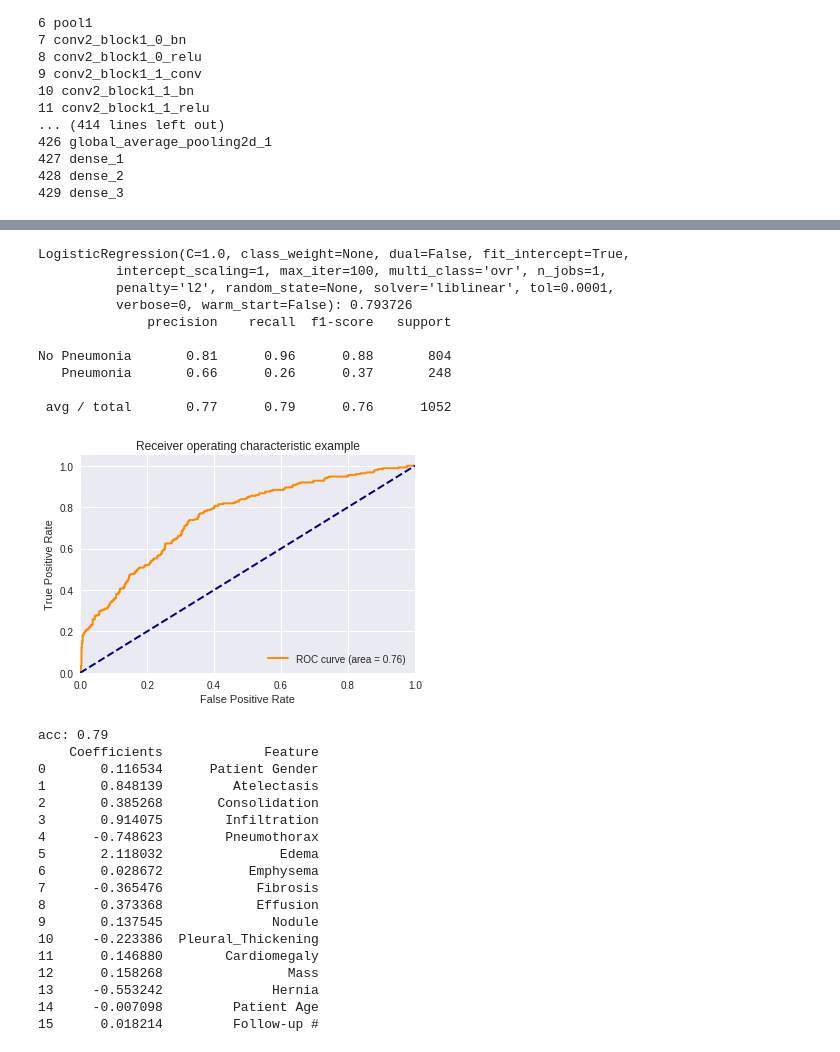
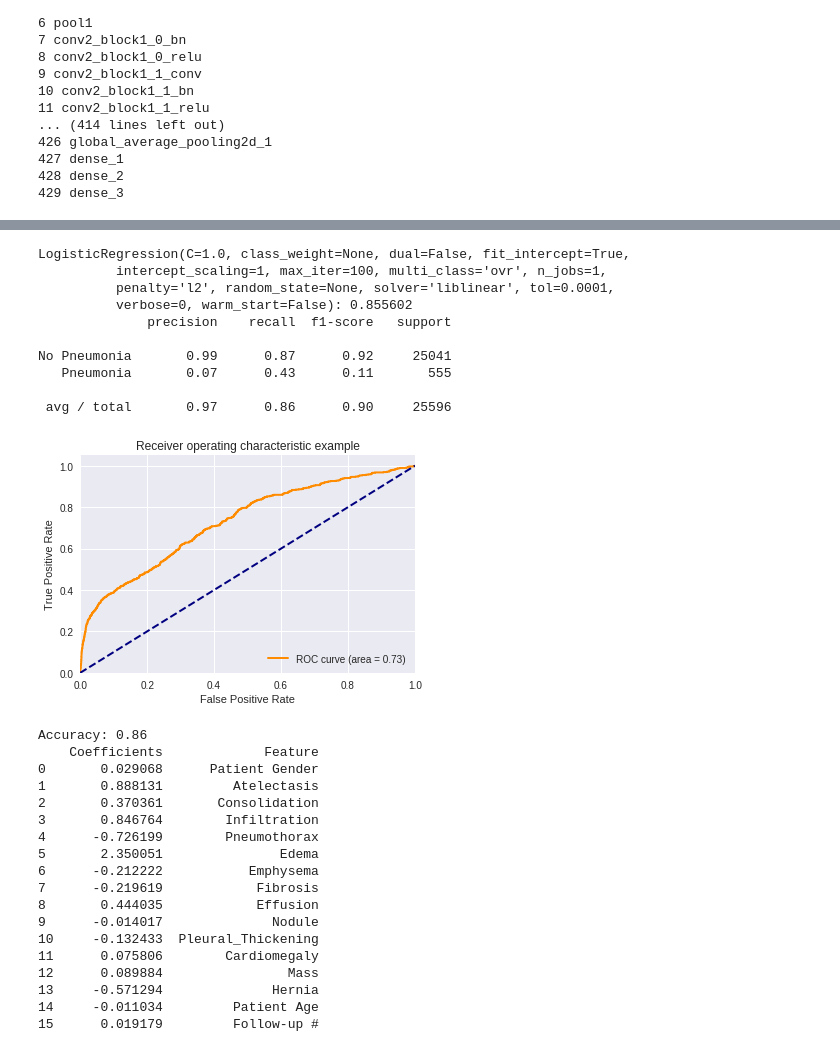
Before and after one commit to Chex-Mix/pneumonia-detection, a Jupyter notebook: chest_x.ipynb, the cells around one changed output, grey strips where cells are left out. Cells and saved outputs as stored; diff of their text form; code cells hidden in the pictures.

```diff
--- a/chest_x.ipynb
+++ b/chest_x.ipynb
@@ -239,6 +287,6 @@ print(test.shape)
 # %%
 # Train-test split the train data to create a validation set.
-train, validate = train_test_split(train, test_size=0.3, random_state=5)
+#train, validate = train_test_split(train, test_size=0.3, random_state=5)
 # %%
 # Split the train and test data into feature and label sets. The label sets (y)
 # will only contain the booleans for the 'Pneumonia' column.
@@ -545,8 +540,8 @@ pool_features_validate = pd.DataFrame(pool_features_validate)
 # %%
 # Drop the column of image arrays from the train data.
 X_train = X_train.drop(['img_arr'], axis=1)
-#X_test = X_test.drop(['img_arr'], axis=1)
-X_validate = X_validate.drop(['img_arr'], axis=1)
+X_test = X_test.drop(['img_arr'], axis=1)
+#X_validate = X_validate.drop(['img_arr'], axis=1)
 # %%
 # Concatenate the CNN layer activations with disease labels and patient data.
 X_train_log = pd.concat([X_train.reset_index(drop=True), pool_features_train], axis=1)
@@ -628,37 +619,39 @@ acc: 0.79
 # %%
 # Train and test the logistic regression model without any activations from the
 # DenseNet-121 CNN.
 X_logit_train = X_train.drop('Image Index', axis=1)
-X_logit_validate = X_validate.drop('Image Index', axis=1)
+X_logit_test = X_test.drop('Image Index', axis=1)
+#X_logit_validate = X_validate.drop('Image Index', axis=1)
 
-test_model(LogisticRegression(), X_logit_train, y_train_log, X_logit_validate, y_validate_log)
+# test_model(LogisticRegression(), X_logit_train, y_train, X_logit_validate, y_validate)
+test_model(LogisticRegression(), X_logit_train, y_train, X_logit_test, y_test)
 # %% [output]
 LogisticRegression(C=1.0, class_weight=None, dual=False, fit_intercept=True,
           intercept_scaling=1, max_iter=100, multi_class='ovr', n_jobs=1,
           penalty='l2', random_state=None, solver='liblinear', tol=0.0001,
-          verbose=0, warm_start=False): 0.793726
+          verbose=0, warm_start=False): 0.855602
               precision    recall  f1-score   support
 
-No Pneumonia       0.81      0.96      0.88       804
-   Pneumonia       0.66      0.26      0.37       248
+No Pneumonia       0.99      0.87      0.92     25041
+   Pneumonia       0.07      0.43      0.11       555
 
- avg / total       0.77      0.79      0.76      1052
+ avg / total       0.97      0.86      0.90     25596
-[figure, old version]
+[figure, new version]
-acc: 0.79
+Accuracy: 0.86
     Coefficients             Feature
-0       0.116534      Patient Gender
-1       0.848139         Atelectasis
-2       0.385268       Consolidation
-3       0.914075        Infiltration
-4      -0.748623        Pneumothorax
-5       2.118032               Edema
-6       0.028672           Emphysema
-7      -0.365476            Fibrosis
-8       0.373368            Effusion
-9       0.137545              Nodule
-10     -0.223386  Pleural_Thickening
-11      0.146880        Cardiomegaly
-12      0.158268                Mass
-13     -0.553242              Hernia
-14     -0.007098         Patient Age
-15      0.018214         Follow-up #
+0       0.029068      Patient Gender
+1       0.888131         Atelectasis
+2       0.370361       Consolidation
+3       0.846764        Infiltration
+4      -0.726199        Pneumothorax
+5       2.350051               Edema
+6      -0.212222           Emphysema
+7      -0.219619            Fibrosis
+8       0.444035            Effusion
+9      -0.014017              Nodule
+10     -0.132433  Pleural_Thickening
+11      0.075806        Cardiomegaly
+12      0.089884                Mass
+13     -0.571294              Hernia
+14     -0.011034         Patient Age
+15      0.019179         Follow-up #
```
Also changed, not shown: parts of 26 cells of this notebook.
